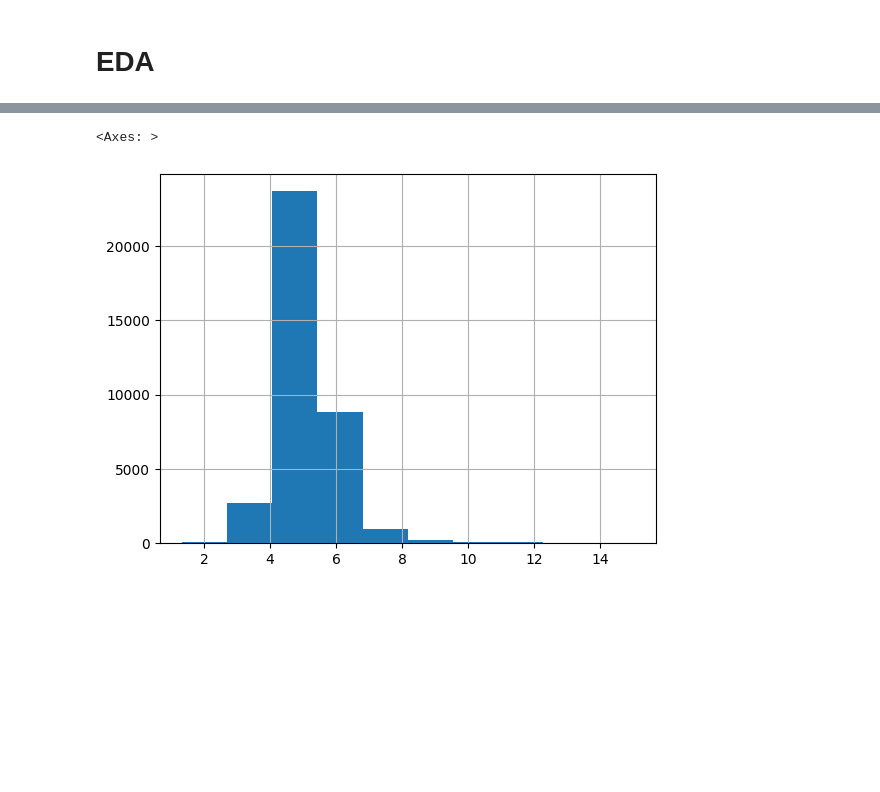
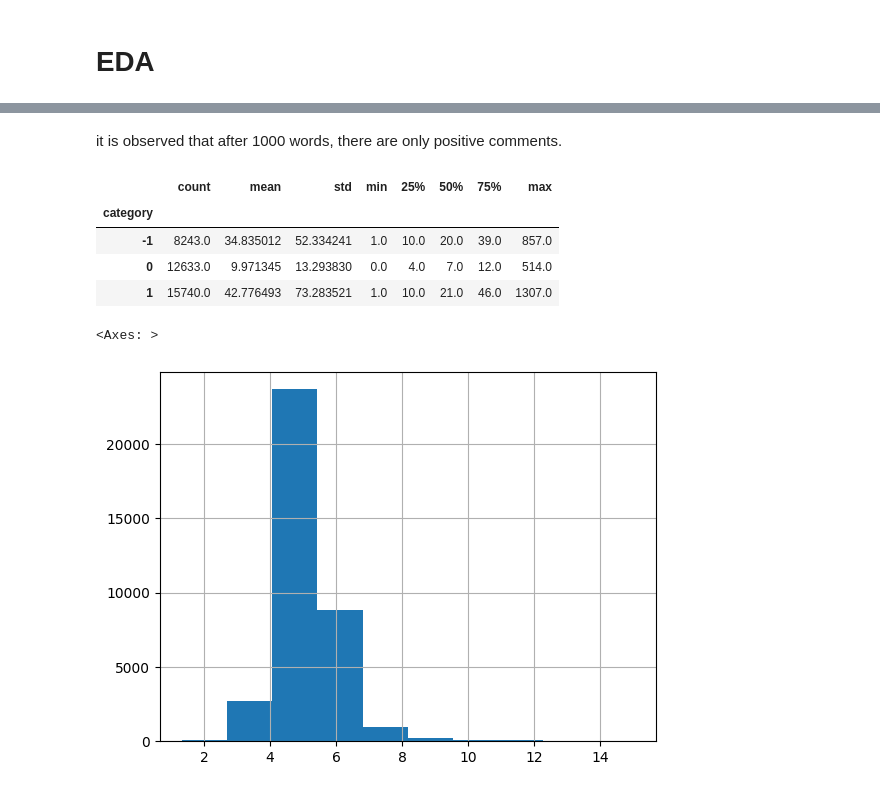
Before and after one commit to MitVinay/youtube_chrome, a Jupyter notebook: notebooks/EDA/YouTube_dataset_EDA.ipynb, the cells around one changed output, grey strips where cells are left out. Drawn from its saved outputs; the diff is of its cells as text; code cells hidden in the pictures; blank space fills up the shorter version.

```diff
--- a/notebooks/EDA/YouTube_dataset_EDA.ipynb
+++ b/notebooks/EDA/YouTube_dataset_EDA.ipynb
@@ -249,3 +307,15 @@ df['word_count'][df['word_count']<400].hist()
+# %% [markdown]
+it is observed that after 1000 words, there are only positive comments.
+# %%
+# Group by 'category' and use describe
+grouped_describe = df.groupby('category')['word_count'].describe()
+grouped_describe
+# %% [output]
+|  | count | mean | std | min | 25% | 50% | 75% | max |
+| category |  |  |  |  |  |  |  |  |
+| -1 | 8243.0 | 34.835012 | 52.334241 | 1.0 | 10.0 | 20.0 | 39.0 | 857.0 |
+| 0 | 12633.0 | 9.971345 | 13.293830 | 0.0 | 4.0 | 7.0 | 12.0 | 514.0 |
+| 1 | 15740.0 | 42.776493 | 73.283521 | 1.0 | 10.0 | 21.0 | 46.0 | 1307.0 |
 # %%
 df['average_word_length'] = df['clean_comment'].str.split().apply(lambda x : [len(i) for i in x]).map(lambda x: np.mean(x))
 # %%
```
Also changed, not shown: parts of 39 cells of this notebook.
